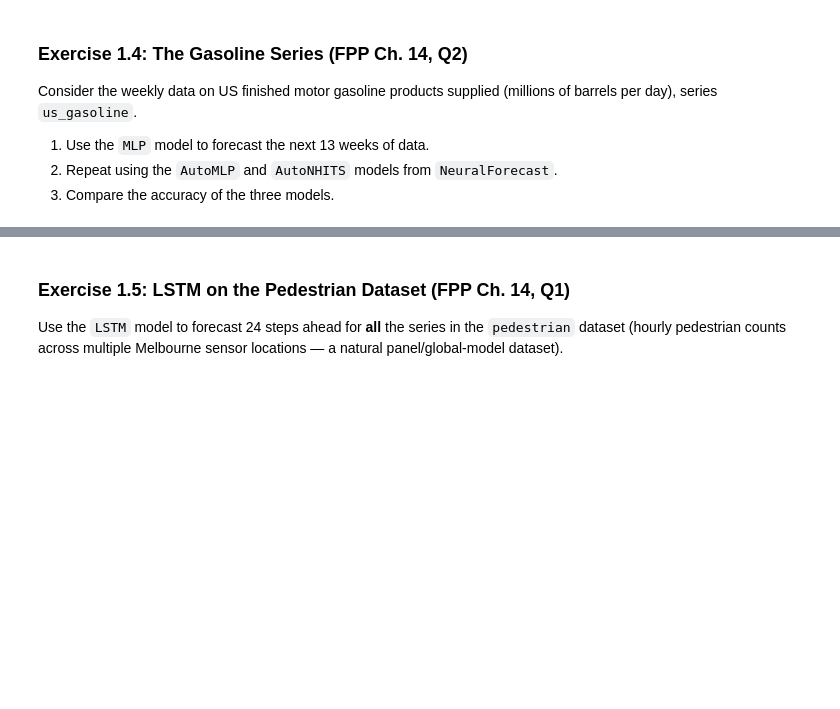
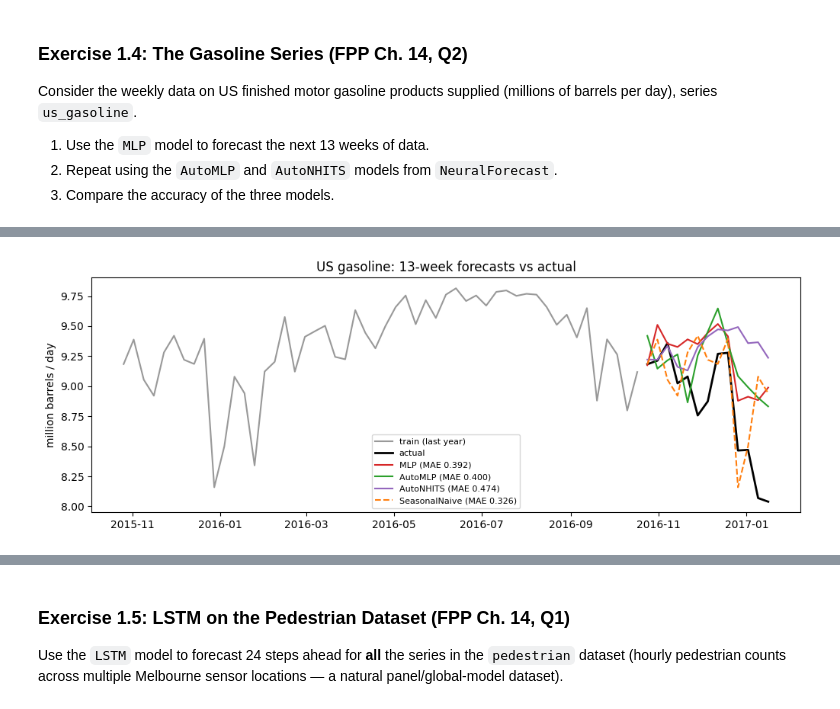
Before and after one commit to VickyGuo0907/DSE6230-forecasting-class-course-materials, a Jupyter notebook: assignments/week05_assignment.ipynb, the cells around one changed output, grey strips where cells are left out. Saved outputs shown, nothing was run; the diff lists cells and outputs as text; code cells hidden in the pictures; blank space fills up the shorter version.

Commit message:
check in week05 assignment

```diff
--- a/assignments/week05_assignment.ipynb
+++ b/assignments/week05_assignment.ipynb
@@ -53,0 +321,19 @@ from neuralforecast import NeuralForecast
+# %%
+# 3) Compare accuracy on the 13-week holdout (+ Seasonal Naive as a sanity baseline)
+sn_fc = StatsForecast(models=[SeasonalNaive(season_length=52)], freq="W-MON").forecast(df=gas_train, h=h_gas)
+
+gas_ev = gas_test.copy()
+for fc in [mlp_fc, *auto_fc, sn_fc]:
+    gas_ev = gas_ev.merge(fc, on=["unique_id", "ds"])
+
+gas_models = ["MLP", "AutoMLP", "AutoNHITS", "SeasonalNaive"]
+_, gas_mase = evaluate(gas_ev, gas_models, gas_train, m=52)   # reuse the 1.3 helper for MASE (weekly: m=52)
+err = {c: gas_ev["y"] - gas_ev[c] for c in gas_models}
+
+gas_results = pd.DataFrame({
+    "MAE": pd.Series({c: e.abs().mean() for c, e in err.items()}).round(3),
+    "RMSE": pd.Series({c: np.sqrt((e ** 2).mean()) for c, e in err.items()}).round(3),
+    "MASE": gas_mase.iloc[0],
+    "fit time (s)": pd.Series(fit_sec).round(0),
+}).sort_values("MAE")
+gas_results
@@ -53,0 +346,14 @@ from neuralforecast import NeuralForecast
+# %%
+fig, ax = plt.subplots(figsize=(12, 4))
+hist = gas_train.tail(52)
+ax.plot(hist["ds"], hist["y"], color="0.6", label="train (last year)")
+ax.plot(gas_ev["ds"], gas_ev["y"], color="black", lw=2, label="actual")
+for c, color in zip(gas_models, ["tab:red", "tab:green", "tab:purple", "tab:orange"]):
+    ax.plot(gas_ev["ds"], gas_ev[c], color=color, ls="--" if c == "SeasonalNaive" else "-",
+            label=f"{c} (MAE {gas_results.loc[c, 'MAE']:.3f})")
+ax.set_ylabel("million barrels / day")
+ax.set_title("US gasoline: 13-week forecasts vs actual")
+ax.legend(fontsize=8)
+plt.show()
+# %% [output]
+[figure, added]
```
Also changed, not shown: parts of 25 cells of this notebook.
